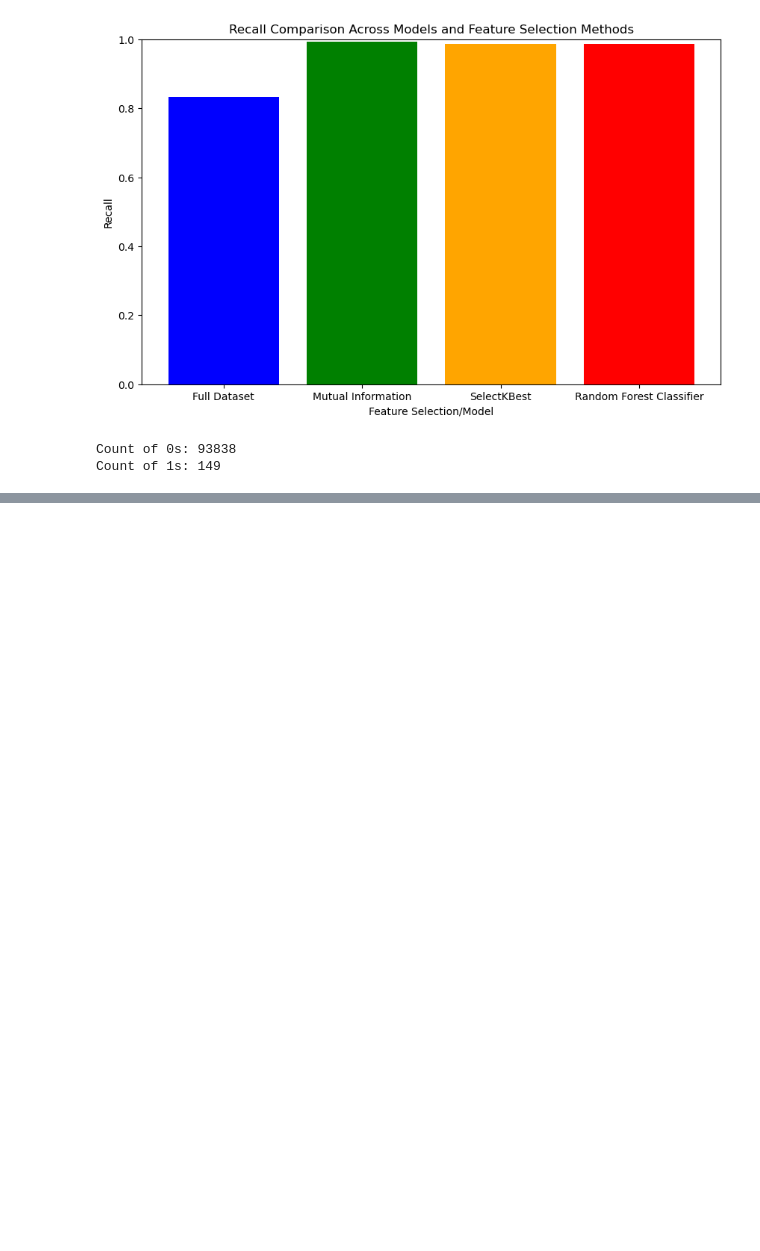
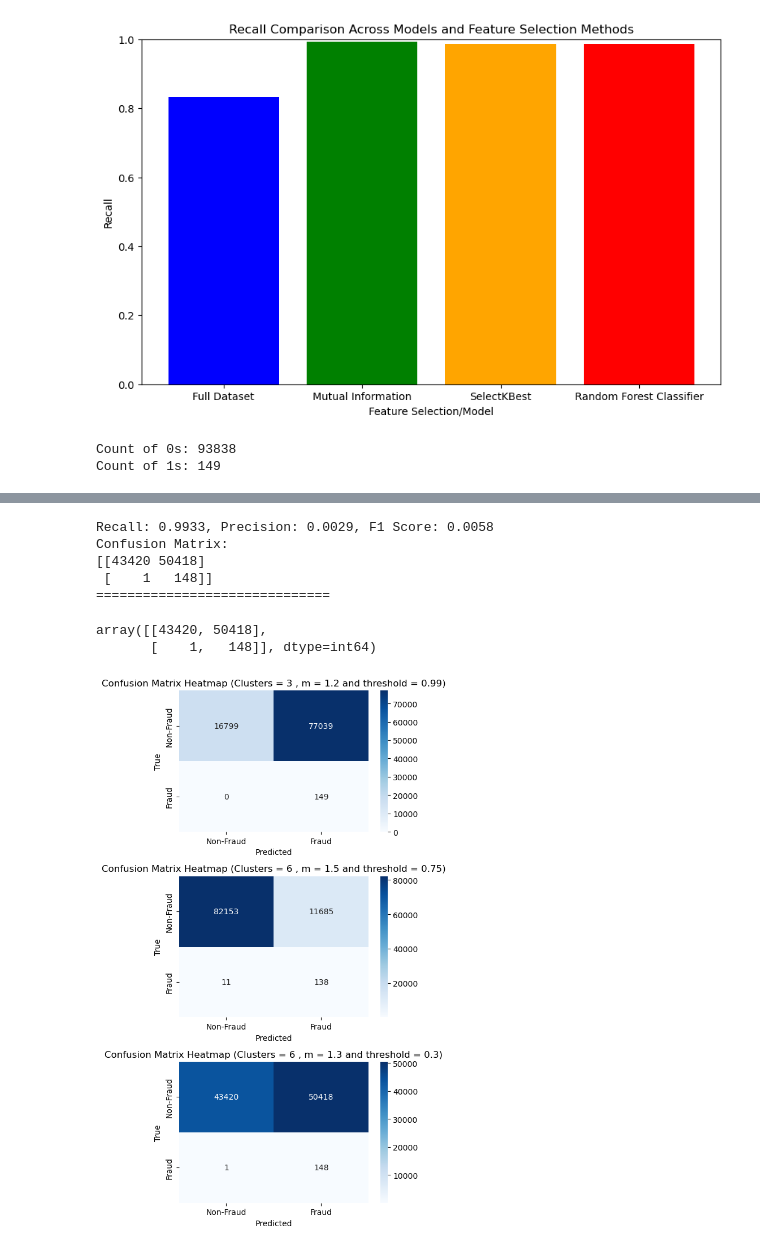
Before and after one commit to AnkitDogra-07/Research-CSE-V, a Jupyter notebook: Work/Notebooks for Data Cleaning/preprocessing.ipynb, the cells around one changed output, grey strips where cells are left out. Saved outputs shown, nothing was run; the diff lists cells and outputs as text; code cells hidden in the pictures; blank space fills up the shorter version.

```diff
--- a/Work/Notebooks for Data Cleaning/preprocessing.ipynb
+++ b/Work/Notebooks for Data Cleaning/preprocessing.ipynb
@@ -717,0 +750,2 @@ X_test_rfc
+# %%
+confusion_fcm_1 = np.array([[16799, 77039],[0, 149]])
@@ -717,0 +776,2 @@ X_test_rfc
+# %%
+confusion_fcm_2 = np.array([[82153,11685],[11,138]])
@@ -717,0 +855,53 @@ X_test_rfc
+# %%
+cntr, u_train, u0_train, d_train, jm_train, p_train, fpc_train = cmeans(X_train_normalized.T, c=3, m=1.2, error=tolerance, maxiter=max_iterations)
+# Apply FCM model to the test data
+u_test_3, _, _, _, _, _ = cmeans_predict(X_test_normalized.T, cntr, m, tolerance, max_iterations)
+# Extract the predicted labels for the test set
+binary_labels_test_fcm_3 = (u_test_3.argmax(axis=0) >= 0.99).astype(int)
+# Evaluate performance using relevant metrics
+recall_fcm_3 = recall_score(y_test, binary_labels_test_fcm_3, pos_label=1, average='binary')
+precision_fcm_3 = precision_score(y_test, binary_labels_test_fcm_3, pos_label=1, average='binary')
+f1_fcm_3 = f1_score(y_test, binary_labels_test_fcm_3, pos_label=1, average='binary')
+confusion_fcm_3 = confusion_matrix(y_test, binary_labels_test_fcm_3)
+# Print or store the results for analysis
+print(f"Recall: {recall_fcm_3:.4f}, Precision: {precision_fcm_3:.4f}, F1 Score: {f1_fcm_3:.4f}")
+print("Confusion Matrix:")
+print(confusion_fcm_3)
+print("=" * 30)
+# %% [output]
+Recall: 0.9933, Precision: 0.0029, F1 Score: 0.0058
+Confusion Matrix:
+[[43420 50418]
+ [    1   148]]
+==============================
+# %%
+confusion_fcm_3
+# %% [output]
+array([[43420, 50418],
+       [    1,   148]], dtype=int64)
+# %%
+# Create a subplot with 1 row and 3 columns
+fig, axes = plt.subplots(3, 1, figsize=(5, 10))
+
+# Ploting the confusion matrix for KNN predictions using Mutual Information selected features on the first subplot
+sns.heatmap(confusion_fcm_1, annot=True, cmap='Blues', fmt='d', xticklabels=['Non-Fraud', 'Fraud'], yticklabels=['Non-Fraud', 'Fraud'], ax=axes[0])
+axes[0].set_xlabel('Predicted')
+axes[0].set_ylabel('True')
+axes[0].set_title('Confusion Matrix Heatmap (Clusters = 3 , m = 1.2 and threshold = 0.99)')
+
+# Ploting the confusion matrix for KNN predictions using SelectKBest selected features on the second subplot
+sns.heatmap(confusion_fcm_2, annot=True, cmap='Blues', fmt='d', xticklabels=['Non-Fraud', 'Fraud'], yticklabels=['Non-Fraud', 'Fraud'], ax=axes[1])
+axes[1].set_xlabel('Predicted')
+axes[1].set_ylabel('True')
+axes[1].set_title('Confusion Matrix Heatmap (Clusters = 6 , m = 1.5 and threshold = 0.75)')
+
+# Ploting the confusion matrix for KNN predictions using RandomForest selected features on the second subplot
+sns.heatmap(confusion_fcm_3, annot=True, cmap='Blues', fmt='d', xticklabels=['Non-Fraud', 'Fraud'], yticklabels=['Non-Fraud', 'Fraud'], ax=axes[2])
+axes[2].set_xlabel('Predicted')
+axes[2].set_ylabel('True')
+axes[2].set_title('Confusion Matrix Heatmap (Clusters = 6 , m = 1.3 and threshold = 0.3)')
+
+plt.tight_layout()  # Ensures proper spacing between subplots
+plt.show()
+# %% [output]
+[figure, added]
```
Also changed, not shown: parts of 7 cells of this notebook.
